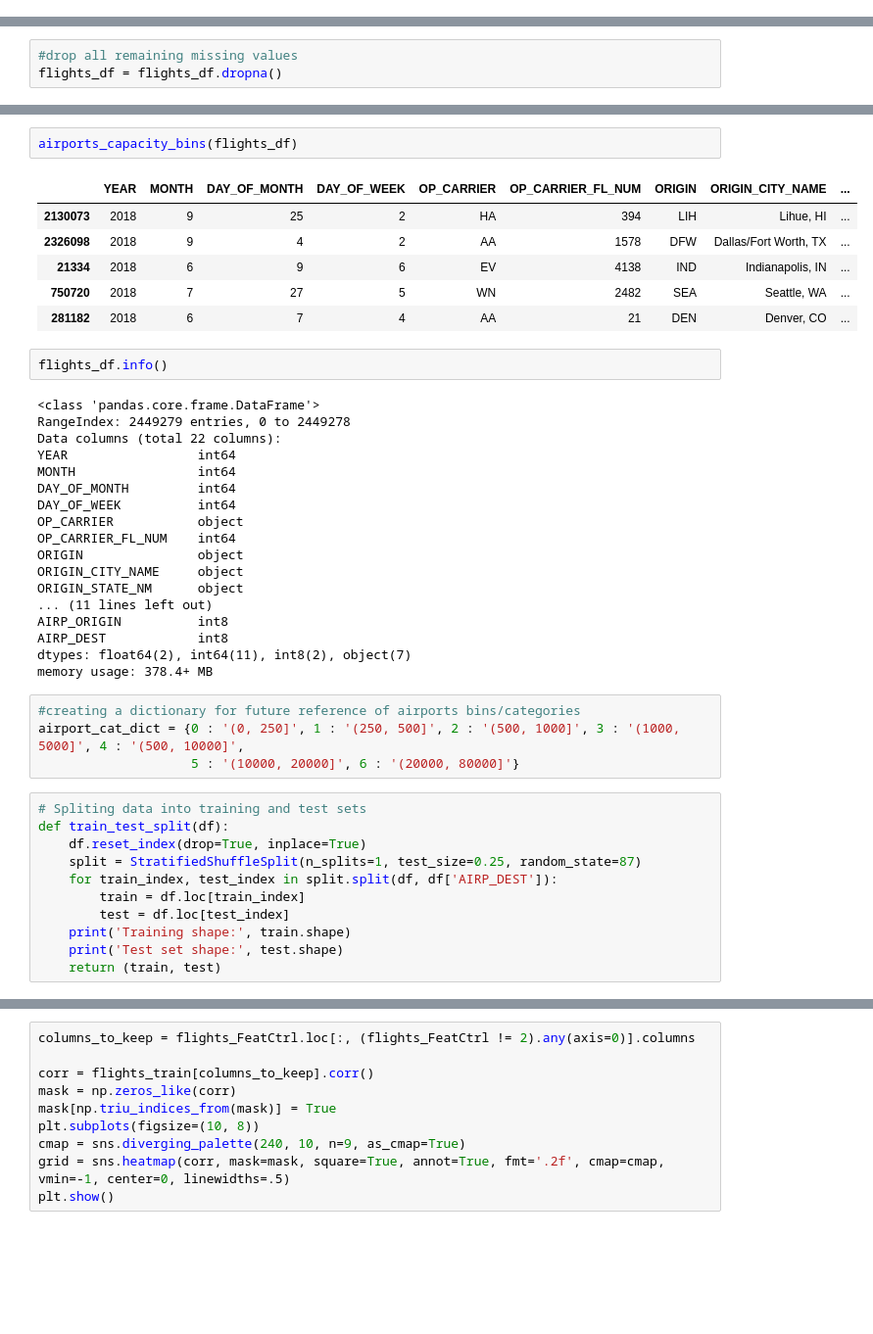
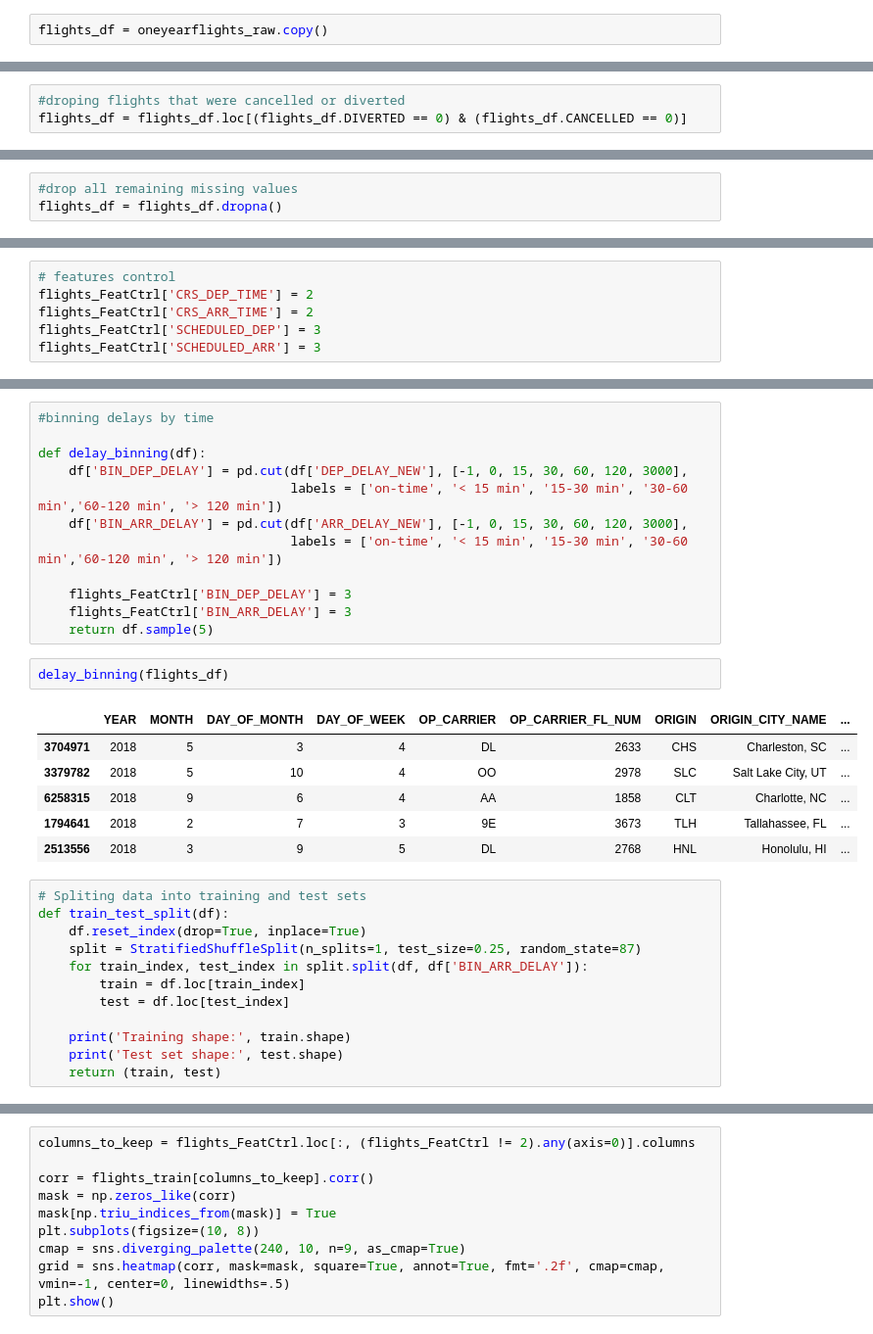
Before and after one commit to lubepe/PredictingFlightDelays, a Jupyter notebook: Predicting flight delays.ipynb, the cells around one changed output, grey strips where cells are left out. Shown at 98% size. Saved outputs shown, nothing was run; the diff lists cells and outputs as text; blank space fills up the shorter version.

```diff
--- a/Predicting flight delays.ipynb
+++ b/Predicting flight delays.ipynb
@@ -134,0 +239,2 @@ flights_df = flights_raw.loc[(flights_raw.DIVERTED == 0) & (flights_raw.CANCELLE
+# %%
+flights_df = oneyearflights_raw.copy()
@@ -134,0 +281,3 @@ flights_df = flights_raw.loc[(flights_raw.DIVERTED == 0) & (flights_raw.CANCELLE
+# %%
+#droping flights that were cancelled or diverted
+flights_df = flights_df.loc[(flights_df.DIVERTED == 0) & (flights_df.CANCELLED == 0)]
@@ -343,0 +505,6 @@ Just by a quick look at the statistics, it seems there are some "weird" values i
+# %%
+# features control
+flights_FeatCtrl['CRS_DEP_TIME'] = 2
+flights_FeatCtrl['CRS_ARR_TIME'] = 2
+flights_FeatCtrl['SCHEDULED_DEP'] = 3
+flights_FeatCtrl['SCHEDULED_ARR'] = 3
@@ -460,44 +586,33 @@ flights_FeatCtrl['AIRP_DEST'] = 3
+# %%
+#binning delays by time
+
+def delay_binning(df):
+    df['BIN_DEP_DELAY'] = pd.cut(df['DEP_DELAY_NEW'], [-1, 0, 15, 30, 60, 120, 3000],
+                                 labels = ['on-time', '< 15 min', '15-30 min', '30-60 min','60-120 min', '> 120 min'])
+    df['BIN_ARR_DELAY'] = pd.cut(df['ARR_DELAY_NEW'], [-1, 0, 15, 30, 60, 120, 3000],
+                                 labels = ['on-time', '< 15 min', '15-30 min', '30-60 min','60-120 min', '> 120 min'])
+
+    flights_FeatCtrl['BIN_DEP_DELAY'] = 3
+    flights_FeatCtrl['BIN_ARR_DELAY'] = 3
+    return df.sample(5)
 # %%
-airports_capacity_bins(flights_df)
+delay_binning(flights_df)
 # %% [output]
 |  | YEAR | MONTH | DAY_OF_MONTH | DAY_OF_WEEK | OP_CARRIER | OP_CARRIER_FL_NUM | ORIGIN | ORIGIN_CITY_NAME | ... |
-| 2130073 | 2018 | 9 | 25 | 2 | HA | 394 | LIH | Lihue, HI | ... |
-| 2326098 | 2018 | 9 | 4 | 2 | AA | 1578 | DFW | Dallas/Fort Worth, TX | ... |
-| 21334 | 2018 | 6 | 9 | 6 | EV | 4138 | IND | Indianapolis, IN | ... |
-| 750720 | 2018 | 7 | 27 | 5 | WN | 2482 | SEA | Seattle, WA | ... |
-| 281182 | 2018 | 6 | 7 | 4 | AA | 21 | DEN | Denver, CO | ... |
+| 3704971 | 2018 | 5 | 3 | 4 | DL | 2633 | CHS | Charleston, SC | ... |
+| 3379782 | 2018 | 5 | 10 | 4 | OO | 2978 | SLC | Salt Lake City, UT | ... |
+| 6258315 | 2018 | 9 | 6 | 4 | AA | 1858 | CLT | Charlotte, NC | ... |
+| 1794641 | 2018 | 2 | 7 | 3 | 9E | 3673 | TLH | Tallahassee, FL | ... |
+| 2513556 | 2018 | 3 | 9 | 5 | DL | 2768 | HNL | Honolulu, HI | ... |
-# %%
-flights_df.info()
-# %% [output]
-<class 'pandas.core.frame.DataFrame'>
-RangeIndex: 2449279 entries, 0 to 2449278
-Data columns (total 22 columns):
-YEAR                 int64
-MONTH                int64
-DAY_OF_MONTH         int64
-DAY_OF_WEEK          int64
-OP_CARRIER           object
-OP_CARRIER_FL_NUM    int64
-ORIGIN               object
-ORIGIN_CITY_NAME     object
-ORIGIN_STATE_NM      object
-... (11 lines left out)
-AIRP_ORIGIN          int8
-AIRP_DEST            int8
-dtypes: float64(2), int64(11), int8(2), object(7)
-memory usage: 378.4+ MB
-# %%
-#creating a dictionary for future reference of airports bins/categories
-airport_cat_dict = {0 : '(0, 250]', 1 : '(250, 500]', 2 : '(500, 1000]', 3 : '(1000, 5000]', 4 : '(500, 10000]',
-                    5 : '(10000, 20000]', 6 : '(20000, 80000]'}
 # %%
 # Spliting data into training and test sets
 def train_test_split(df):
     df.reset_index(drop=True, inplace=True)
     split = StratifiedShuffleSplit(n_splits=1, test_size=0.25, random_state=87)
-    for train_index, test_index in split.split(df, df['AIRP_DEST']):
+    for train_index, test_index in split.split(df, df['BIN_ARR_DELAY']):
         train = df.loc[train_index]
         test = df.loc[test_index]
+
     print('Training shape:', train.shape)
     print('Test set shape:', test.shape)
     return (train, test)
```
Also changed, not shown: parts of 129 cells of this notebook.
